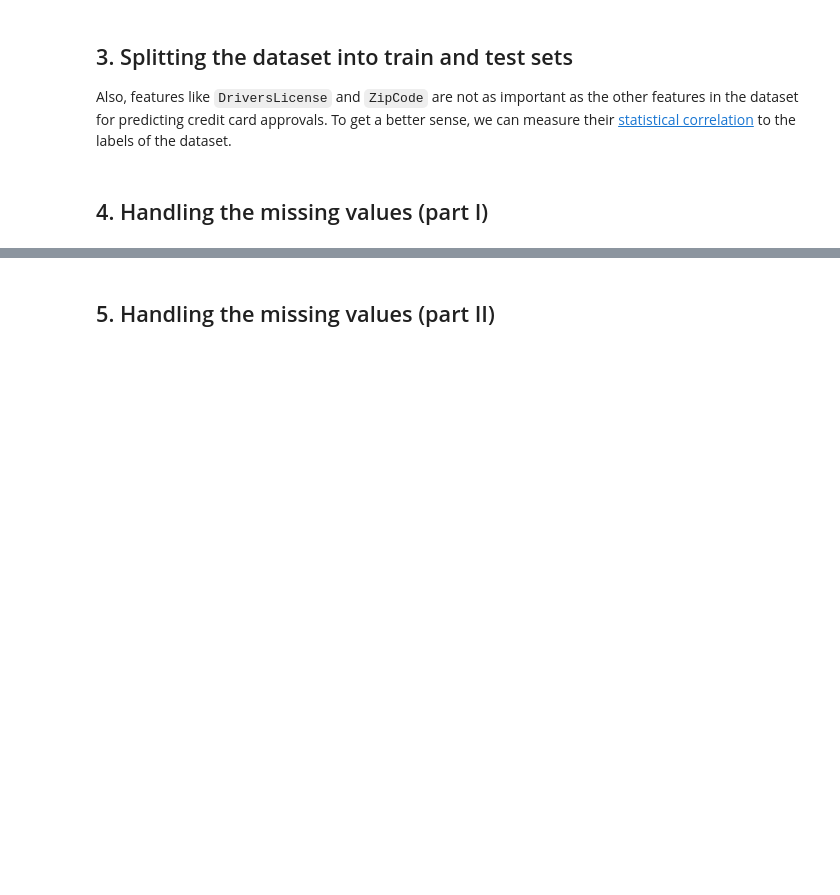
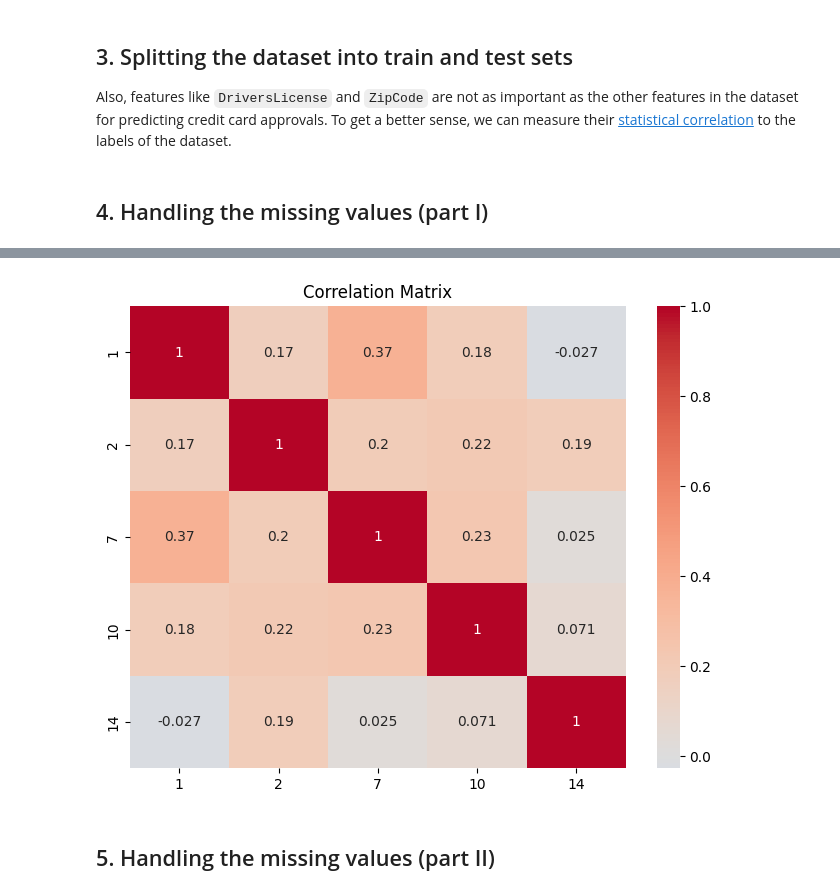
Before and after one commit to Bruzza-SB/Predicting_CreditCard_Approvals, a Jupyter notebook: notebook.ipynb, the cells around one changed output, grey strips where cells are left out. Drawn from its saved outputs; the diff is of its cells as text; code cells hidden in the pictures; blank space fills up the shorter version.

Commit message:
correlation matrix

```diff
--- a/notebook.ipynb
+++ b/notebook.ipynb
@@ -142,4 +142,24 @@ dtypes: float64(2), int64(2), object(10)
 memory usage: 54.1+ KB
+# %%
+#Transform column 1 into float64
+cc_apps_train[1] = cc_apps_train[1].astype('float64')
+cc_apps_test[1] = cc_apps_test[1].astype('float64')
+# %%
+import seaborn as sns
+import matplotlib.pyplot as plt
+
+numerical_columns = cc_apps_train.select_dtypes(include='number').columns
+
+# Calculate the correlation matrix
+correlation_matrix = cc_apps_train[numerical_columns].corr()
+
+# Create a heatmap of the correlation matrix
+plt.figure(figsize=(8, 6))
+sns.heatmap(correlation_matrix, annot=True, cmap='coolwarm', center=0)
+plt.title('Correlation Matrix')
+plt.show()
+# %% [output]
+[figure, added]
 # %% [markdown]
 ## 5. Handling the missing values (part II)
 # %%
```
Also changed, not shown: parts of 5 cells of this notebook.
